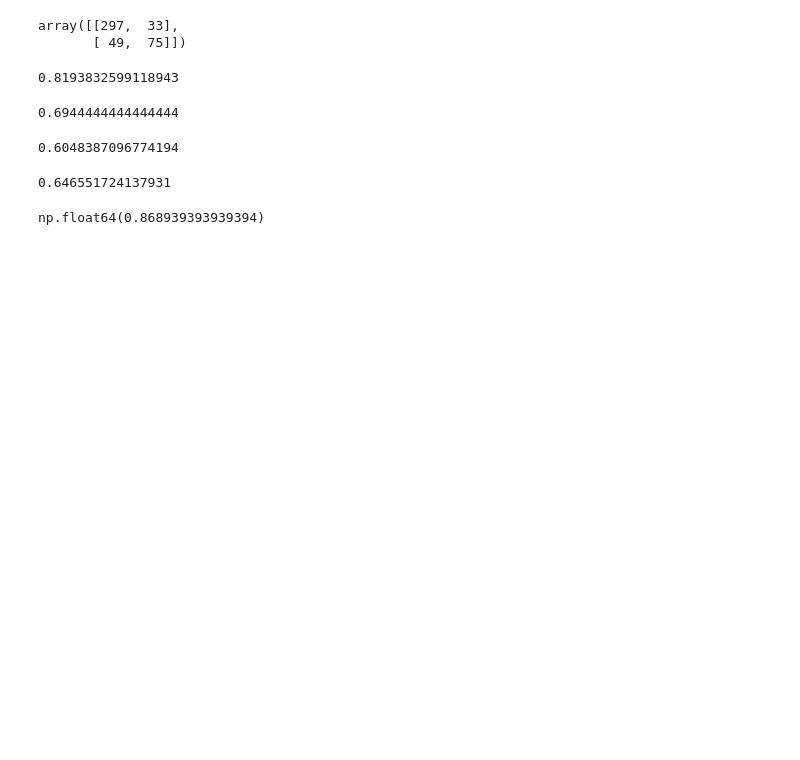
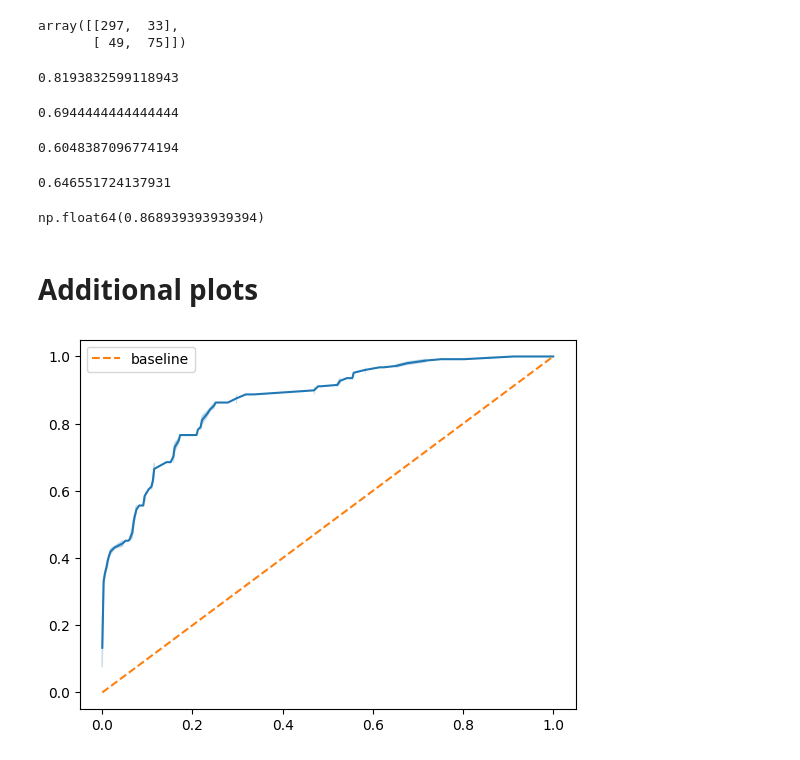
Before and after one commit to GabrielCabas/ML_Course, a Jupyter notebook: unidad_1/practico_2.ipynb, the cells around one changed output. Saved outputs shown, nothing was run; the diff lists cells and outputs as text; code cells hidden in the pictures; blank space fills up the shorter version.

Commit message:
roc curve

```diff
--- a/unidad_1/practico_2.ipynb
+++ b/unidad_1/practico_2.ipynb
@@ -118,3 +118,14 @@ f1_score(y_test, y_pred)
 roc_auc_score(y_test, y_prob)
 # %% [output]
 np.float64(0.868939393939394)
+# %% [markdown]
+# Additional plots
+# %%
+from sklearn.metrics import roc_curve
+fpr, tpr, threshold = roc_curve(y_test, y_prob)
+sns.lineplot(x=fpr, y=tpr)
+plt.plot([0,1], [0,1], linestyle="--", label="baseline")
+plt.legend()
+plt.show()
+# %% [output]
+[figure, added]
```
